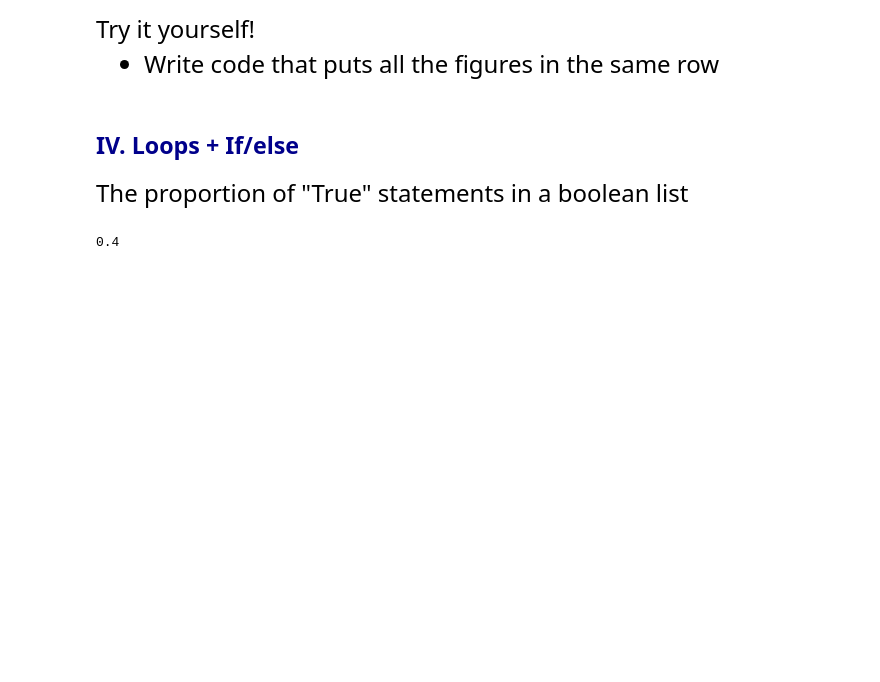
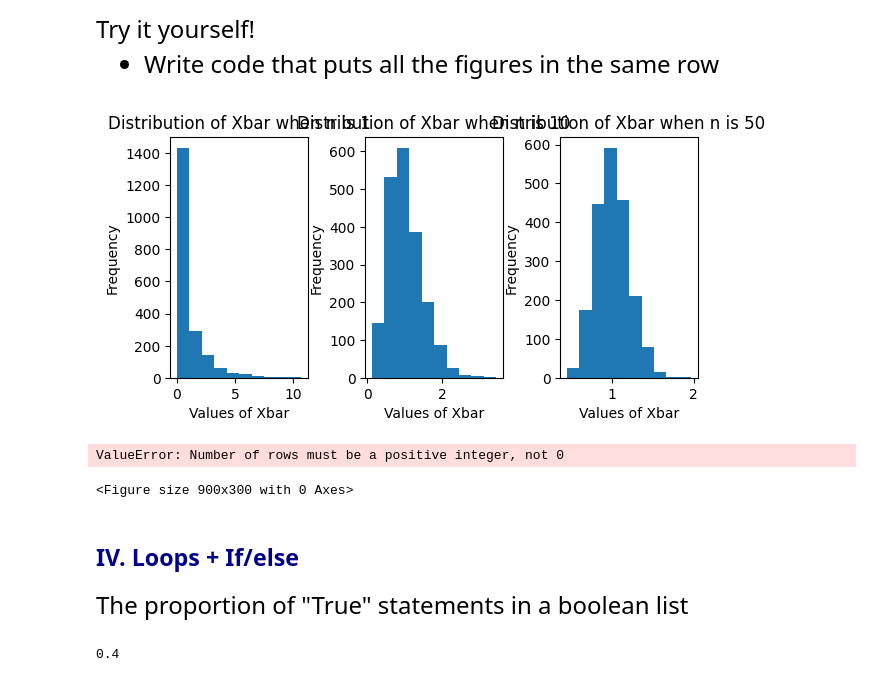
Before and after one commit to l0301lee/qtm151spring2023, a Jupyter notebook: Lecture 06/Lecture 6 (personal notes).ipynb, the cells around one changed output. Saved outputs shown, nothing was run; the diff lists cells and outputs as text; code cells hidden in the pictures; blank space fills up the shorter version.

```diff
--- a/Lecture 06/Lecture 6 (personal notes).ipynb
+++ b/Lecture 06/Lecture 6 (personal notes).ipynb
@@ -275,3 +307,51 @@ Try it yourself!
+# %%
+# Write your own solution
+fig, list_subfig = plt.subplots(1, 3,figsize = (6,3))
+
+# The tight layout option ensures that the axes are not overlapping
+plt.tight_layout()
+
+num_simulations = 2000
+sample_size_list = [1,10,50]
+i = 0
+
+for sample_size in sample_size_list:
+
+    # The following command a vector null values, of length "num_simulations"
+    vec_xbar = [None] * num_simulations
+
+    for iteration in range(num_simulations):
+            vec_chisqr  = np.random.chisquare(df = 1, size = sample_size)
+            vec_xbar[iteration] = vec_chisqr.mean()
+    list_subfig[i].hist(x = vec_xbar)
+    list_subfig[i].set_title("Distribution of Xbar when n is " + str(sample_size))
+    list_subfig[i].set_xlabel("Values of Xbar")
+    list_subfig[i].set_ylabel("Frequency")
+    i += 1
+
+plt.show()
+# %% [output]
+[figure, added]
+# %%
+# Solition from class
+
+num_simulations = 2000
+sample_size_list = [1, 10, 50]
+sample_size = 2000
+fig, list_subplots = plt.subplots(i, len(sample_size_list), figsize = [9,3])
+
+for n in range(len(sample_size_list)):
+
+    vec_xbar = [None]*num_simulations
+
+    for i in range(num_simulations):
+        chi_sqr = np.random.chisquare(df = 1, sample_size = n)
+        vec_xbar[i] = np.mean(chi_sqr)
+    list_subplots[n].hist(vec_xbar)
+    list_subplots[n].set_title("Sample size " + str(n))
+# %% [output]
+ValueError: Number of rows must be a positive integer, not 0
+<Figure size 900x300 with 0 Axes>
 # %% [markdown]
 ## <span style="color:darkblue"> IV. Loops + If/else </span>
 # %% [markdown]
```
Also changed, not shown: parts of 6 cells of this notebook, 1 other file.
